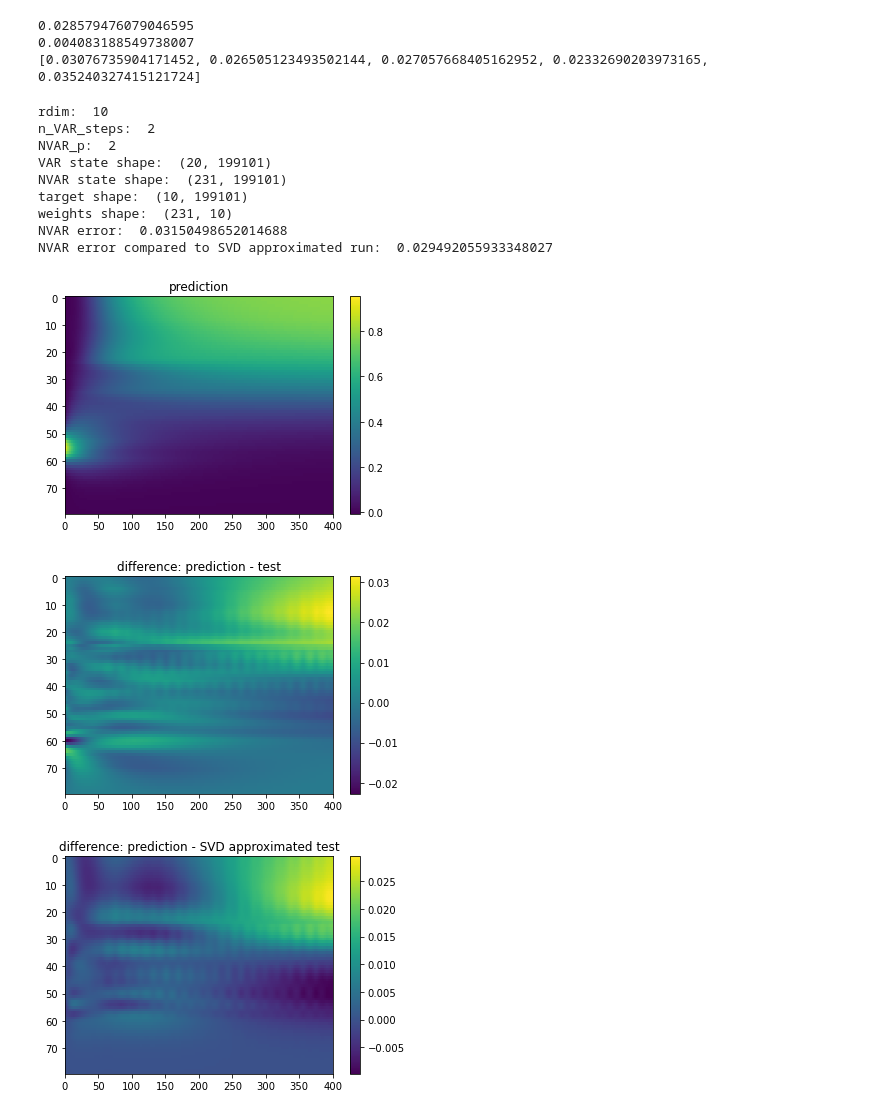
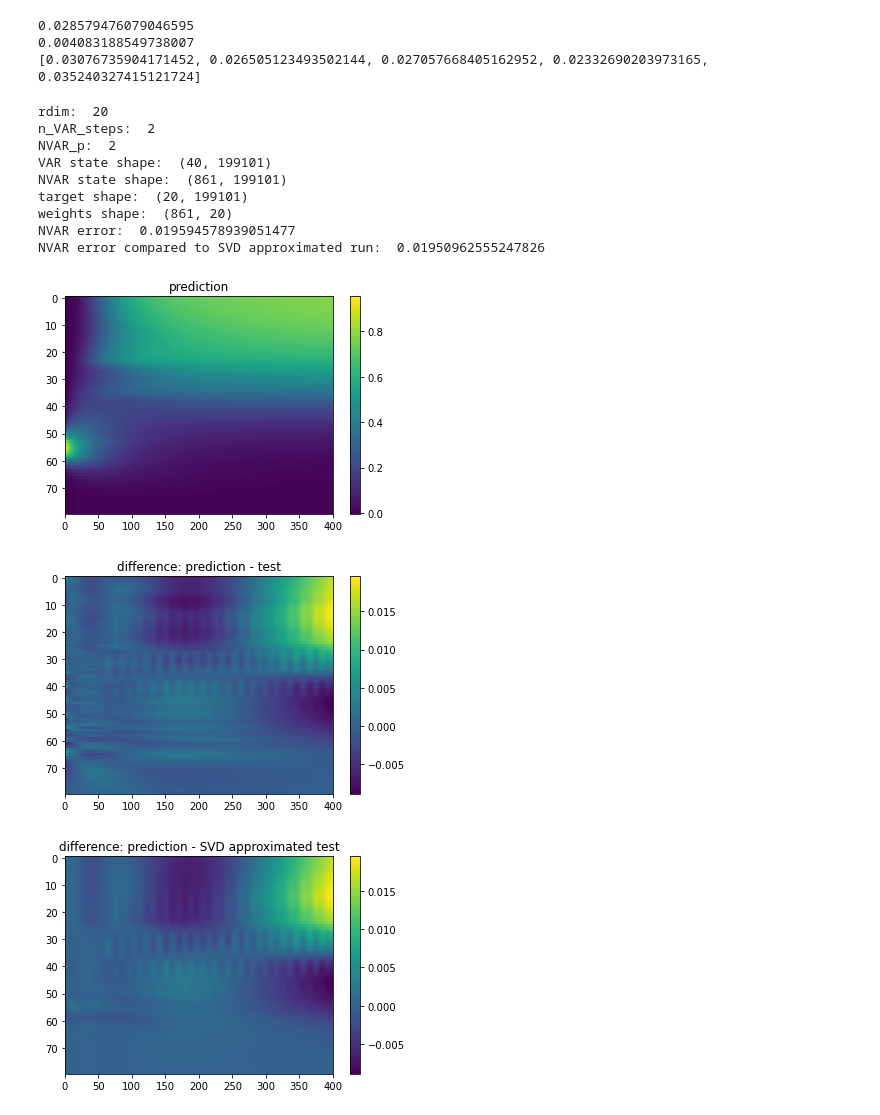
Before and after one commit to stmeinecke/derrom, a Jupyter notebook: ELPH-ML_NVAR.ipynb, the cells around one changed output. Drawn from its saved outputs; the diff is of its cells as text; code cells hidden in the pictures.

```diff
--- a/ELPH-ML_NVAR.ipynb
+++ b/ELPH-ML_NVAR.ipynb
@@ -156,15 +156,17 @@ optimizer = BayesianOptimization(f=get_score, pbounds=pbounds, random_state=817)
 # plt.show()
 # %%
 scaler = ELPH_Scaler.normalize_scaler(0.3)
+
 optimizer = ELPH_Optimizer.ridge(alpha=10.**-2.8)
 # optimizer = ELPH_Optimizer.lstsqrs()
 
+column_weights = 1.0 + 0.*np.exp(-10.*np.linspace(0,1,runs[0].shape[1]))
 
 train_runs = runs[::1]
 test_run = train_runs.pop(417)
 
 NVAR.load_runs(train_runs)
-NVAR.train(rdim=10, n_VAR_steps=2, NVAR_p=2, intercept=True, optimizer=optimizer, scaler=scaler, full_hist=False)
+NVAR.train(rdim=20, n_VAR_steps=2, NVAR_p=2, intercept=True, full_hist=False, optimizer=optimizer, scaler=scaler, column_weights=column_weights)
 
 NVAR.print_status()
 
@@ -178,39 +180,39 @@ test_run_SVDapprx = NVAR.Uhat @ NVAR.Uhat.T @ test_run
 
 xmax = runs[0].shape[1]
 
 plt.imshow(pred, aspect='auto', interpolation='none')
 plt.colorbar()
 plt.title('prediction')
 plt.xlim(0,xmax)
 plt.show()
 
 plt.imshow(pred-test_run, aspect='auto', interpolation='none')
 plt.colorbar()
 plt.title('difference: prediction - test')
 plt.xlim(0,xmax)
 plt.show()
 
 plt.imshow(pred-test_run_SVDapprx, aspect='auto', interpolation='none')
 plt.colorbar()
 plt.title('difference: prediction - SVD approximated test')
 plt.xlim(0,xmax)
 plt.show()
 
 plt.imshow(test_run-test_run_SVDapprx, aspect='auto', interpolation='none')
 plt.colorbar()
 plt.title('difference: test - SVD approximated test')
 plt.xlim(0,xmax)
 plt.show()
 # %% [output]
-rdim:  10
+rdim:  20
 n_VAR_steps:  2
 NVAR_p:  2
-VAR state shape:  (20, 199101)
-NVAR state shape:  (231, 199101)
-target shape:  (10, 199101)
-weights shape:  (231, 10)
-NVAR error:  0.03150498652014688
-NVAR error compared to SVD approximated run:  0.029492055933348027
+VAR state shape:  (40, 199101)
+NVAR state shape:  (861, 199101)
+target shape:  (20, 199101)
+weights shape:  (861, 20)
+NVAR error:  0.019594578939051477
+NVAR error compared to SVD approximated run:  0.01950962555247826
 [figure]
-[figure, old version]
+[figure, new version]
-[figure, old version]
+[figure, new version]
```
Also changed, not shown: parts of 3 cells of this notebook, 4 other files.
